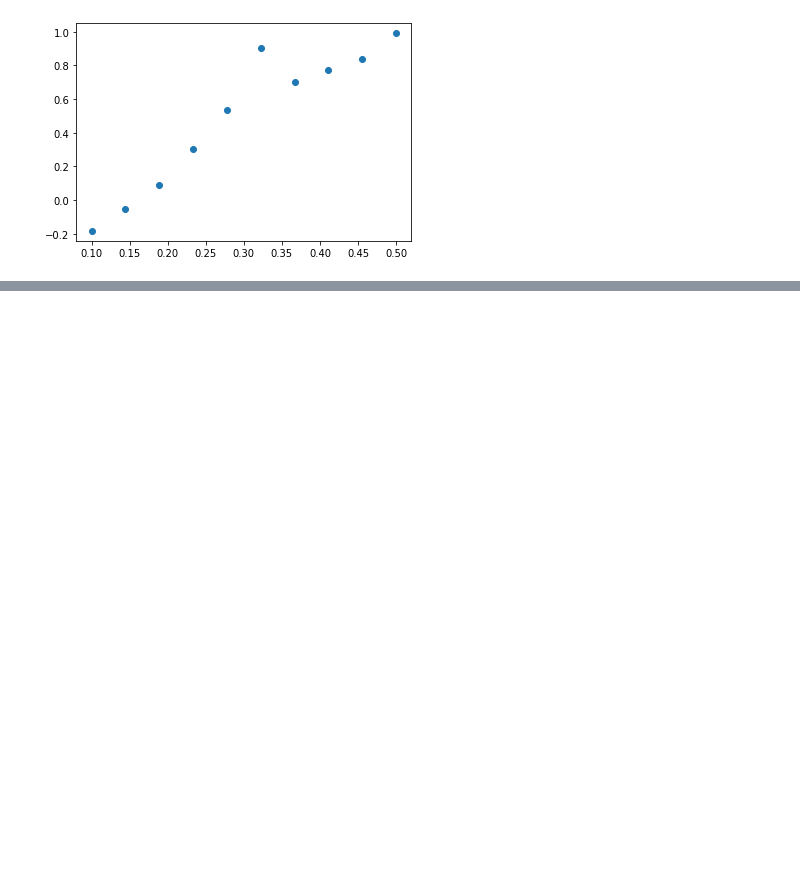
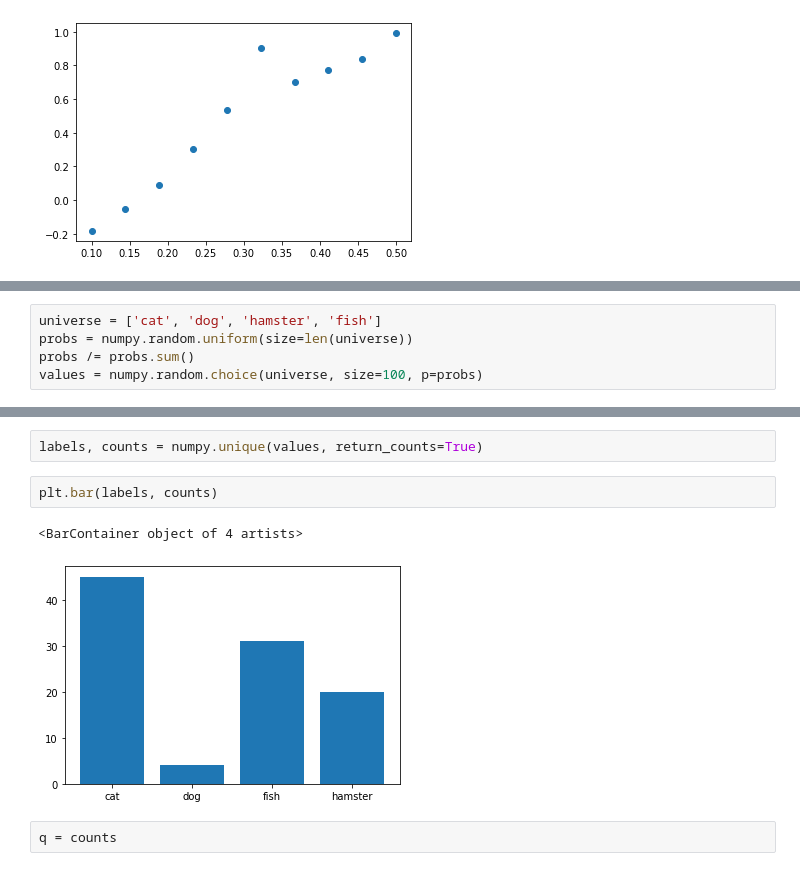
Before and after one commit to dhesse/IN-STK5000-Notebooks-2020, a Jupyter notebook: notebooks/Lecture 06 - Privacy.ipynb, the cells around one changed output, grey strips where cells are left out. Cells and saved outputs as stored; diff of their text form; blank space fills up the shorter version.

```diff
--- a/notebooks/Lecture 06 - Privacy.ipynb
+++ b/notebooks/Lecture 06 - Privacy.ipynb
@@ -137,0 +144,5 @@ plt.scatter(thetas, numpy.log(ratios))
+# %%
+universe = ['cat', 'dog', 'hamster', 'fish']
+probs = numpy.random.uniform(size=len(universe))
+probs /= probs.sum()
+values = numpy.random.choice(universe, size=100, p=probs)
@@ -137,0 +165,9 @@ plt.scatter(thetas, numpy.log(ratios))
+# %%
+labels, counts = numpy.unique(values, return_counts=True)
+# %%
+plt.bar(labels, counts)
+# %% [output]
+<BarContainer object of 4 artists>
+[figure, added]
+# %%
+q = counts
```
Also changed, not shown: parts of 9 cells of this notebook, 1 other file.
